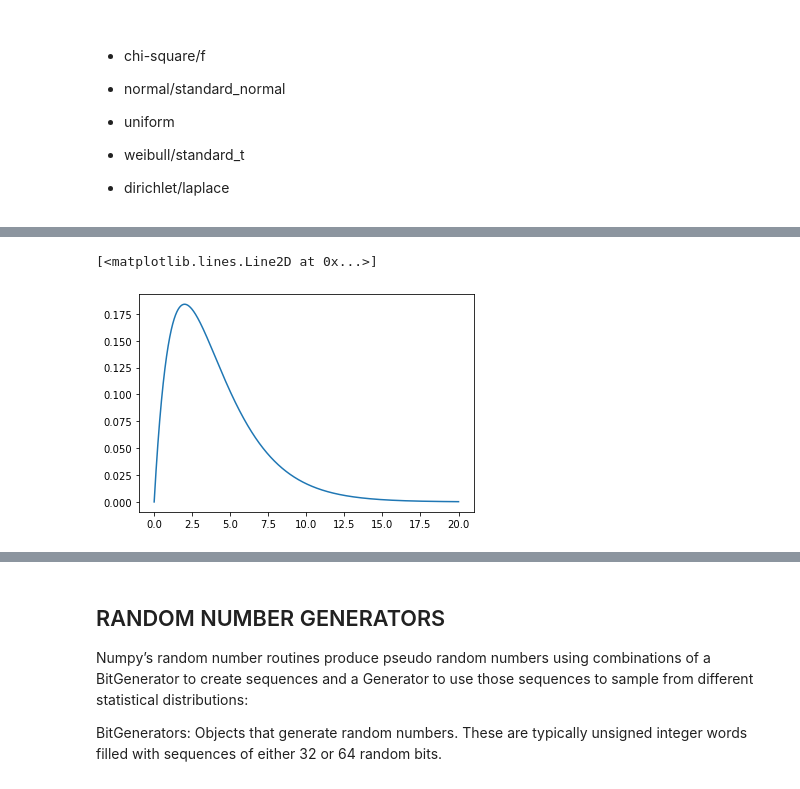
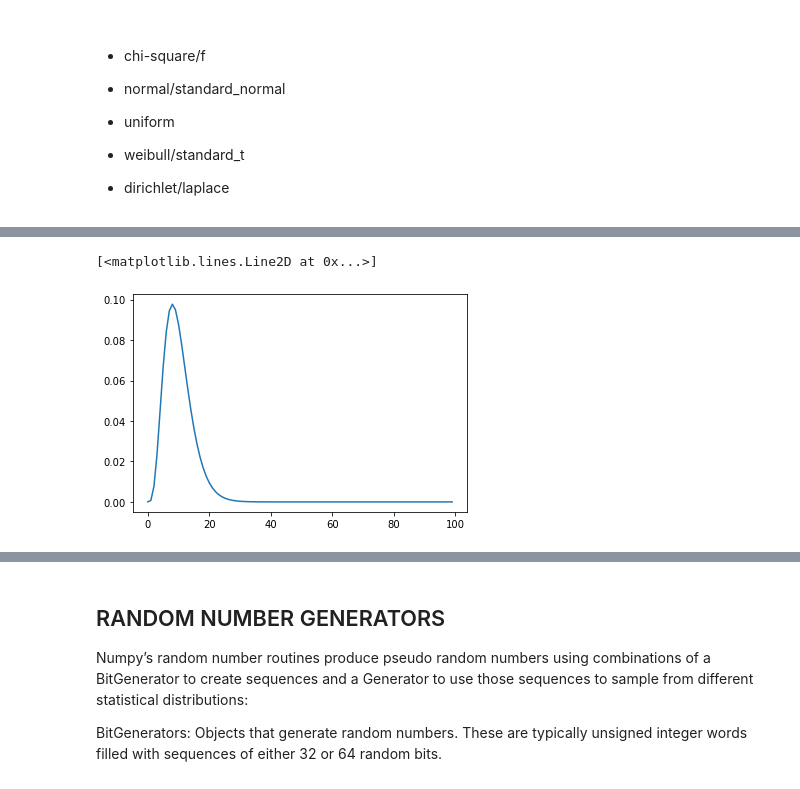
Before and after one commit to kaob1991/Programming-DA-project-2, a Jupyter notebook: Numpy-project.ipynb, the cells around one changed output, grey strips where cells are left out. Cells and saved outputs as stored; diff of their text form; code cells hidden in the pictures.

```diff
--- a/Numpy-project.ipynb
+++ b/Numpy-project.ipynb
@@ -418,9 +581,9 @@ array([ 2.7458375 ,  1.12361736,  2.84937078, 11.10753376])
 # %%
-#x-axis ranges from 0 to 20 with .001 steps
-x = np.arange(0, 20, 0.001)
+# Creates an x-axis with range from 0 to 20 with 1 step
+x = np.arange(0, 100, 1)
 
-#plot Chi-square distribution with 4 degrees of freedom
-plt.plot(x, chi2.pdf(x, df=4))
+# This plots a Chi-square distribution with 10 degrees of freedom
+plt.plot(x, chi2.pdf(x, df=10))
 # %% [output]
 [<matplotlib.lines.Line2D at 0x...>]
-[figure, old version]
+[figure, new version]
```
Also changed, not shown: parts of 40 cells of this notebook.
